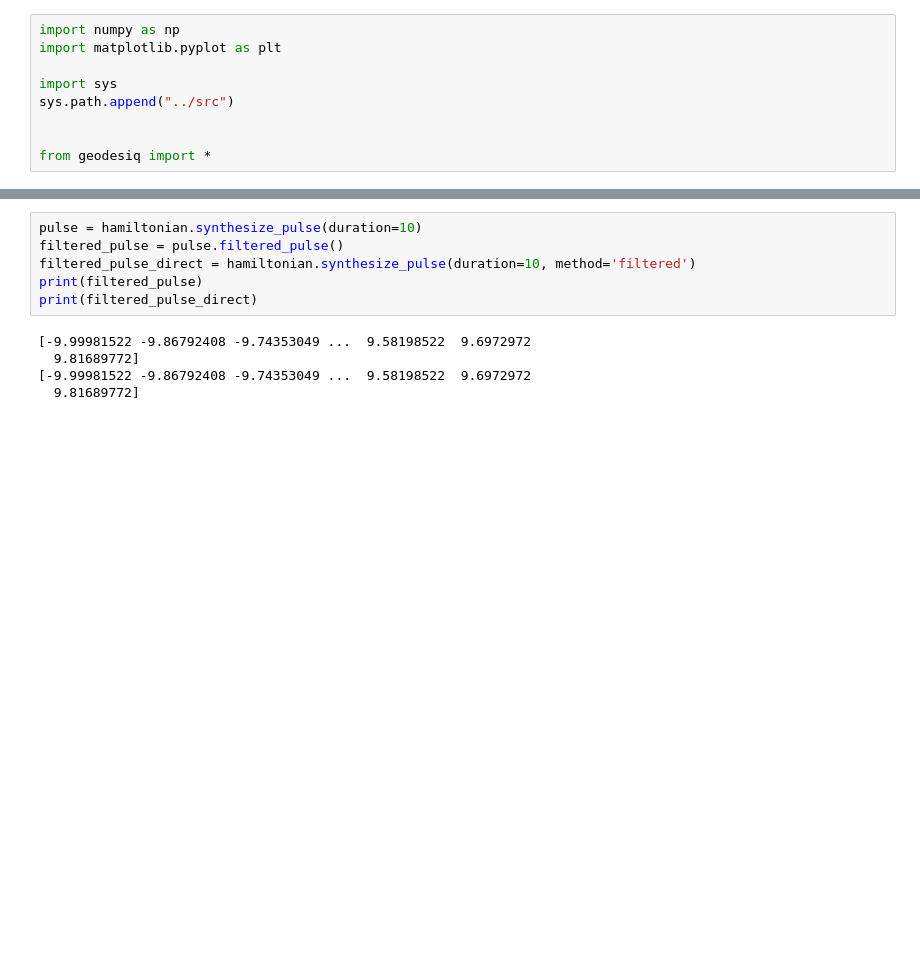
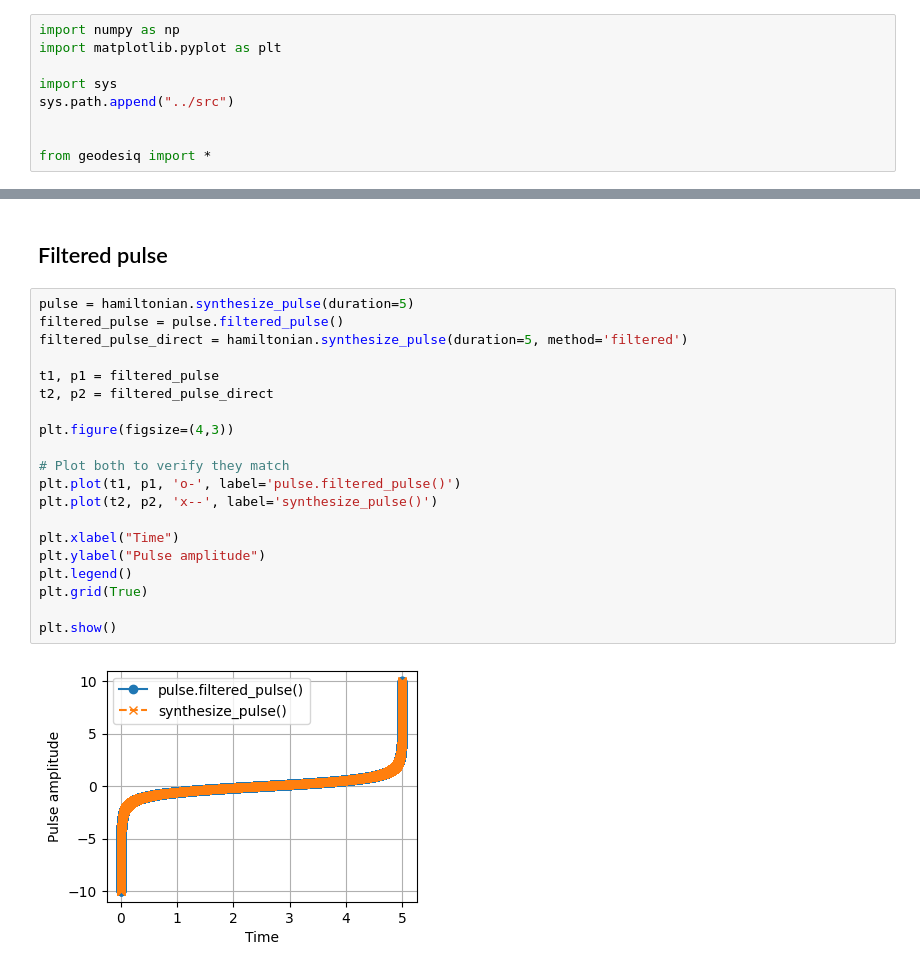
Before and after one commit to cventurameinersen/geodesiq-control, a Jupyter notebook: dev/pulse_class_test.ipynb, the cells around one changed output, grey strips where cells are left out. Cells and saved outputs as stored; diff of their text form; blank space fills up the shorter version.

```diff
--- a/dev/pulse_class_test.ipynb
+++ b/dev/pulse_class_test.ipynb
@@ -55,11 +74,24 @@ print(discretized_pulse_direct)
+# %% [markdown]
+## Filtered pulse
 # %%
-pulse = hamiltonian.synthesize_pulse(duration=10)
+pulse = hamiltonian.synthesize_pulse(duration=5)
 filtered_pulse = pulse.filtered_pulse()
-filtered_pulse_direct = hamiltonian.synthesize_pulse(duration=10, method='filtered')
-print(filtered_pulse)
-print(filtered_pulse_direct)
+filtered_pulse_direct = hamiltonian.synthesize_pulse(duration=5, method='filtered')
+
+t1, p1 = filtered_pulse
+t2, p2 = filtered_pulse_direct
+
+plt.figure(figsize=(4,3))
+
+# Plot both to verify they match
+plt.plot(t1, p1, 'o-', label='pulse.filtered_pulse()')
+plt.plot(t2, p2, 'x--', label='synthesize_pulse()')
+
+plt.xlabel("Time")
+plt.ylabel("Pulse amplitude")
+plt.legend()
+plt.grid(True)
+
+plt.show()
 # %% [output]
-[-9.99981522 -9.86792408 -9.74353049 ...  9.58198522  9.6972972
-  9.81689772]
-[-9.99981522 -9.86792408 -9.74353049 ...  9.58198522  9.6972972
-  9.81689772]
+[figure, added]
```
Also changed, not shown: parts of 7 cells of this notebook, 2 other files.
